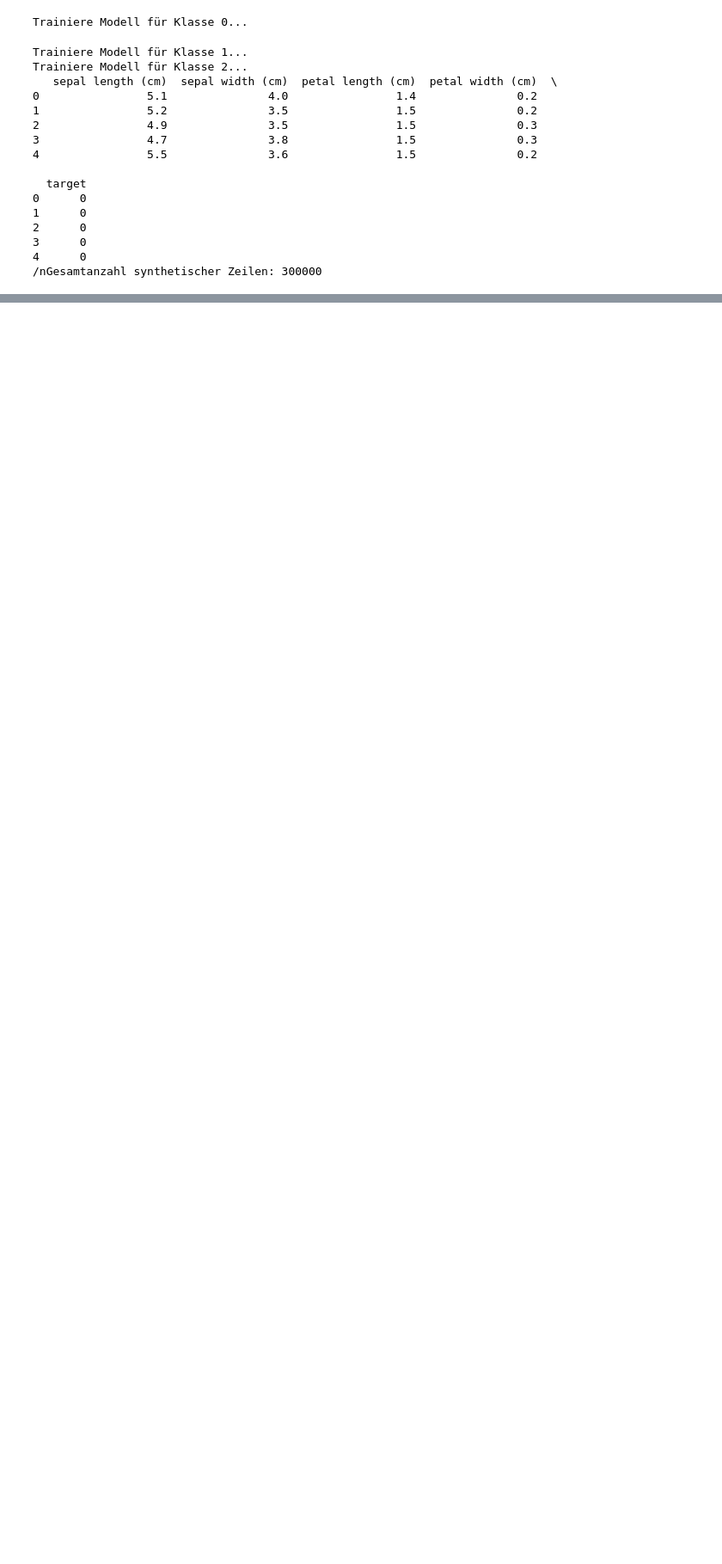
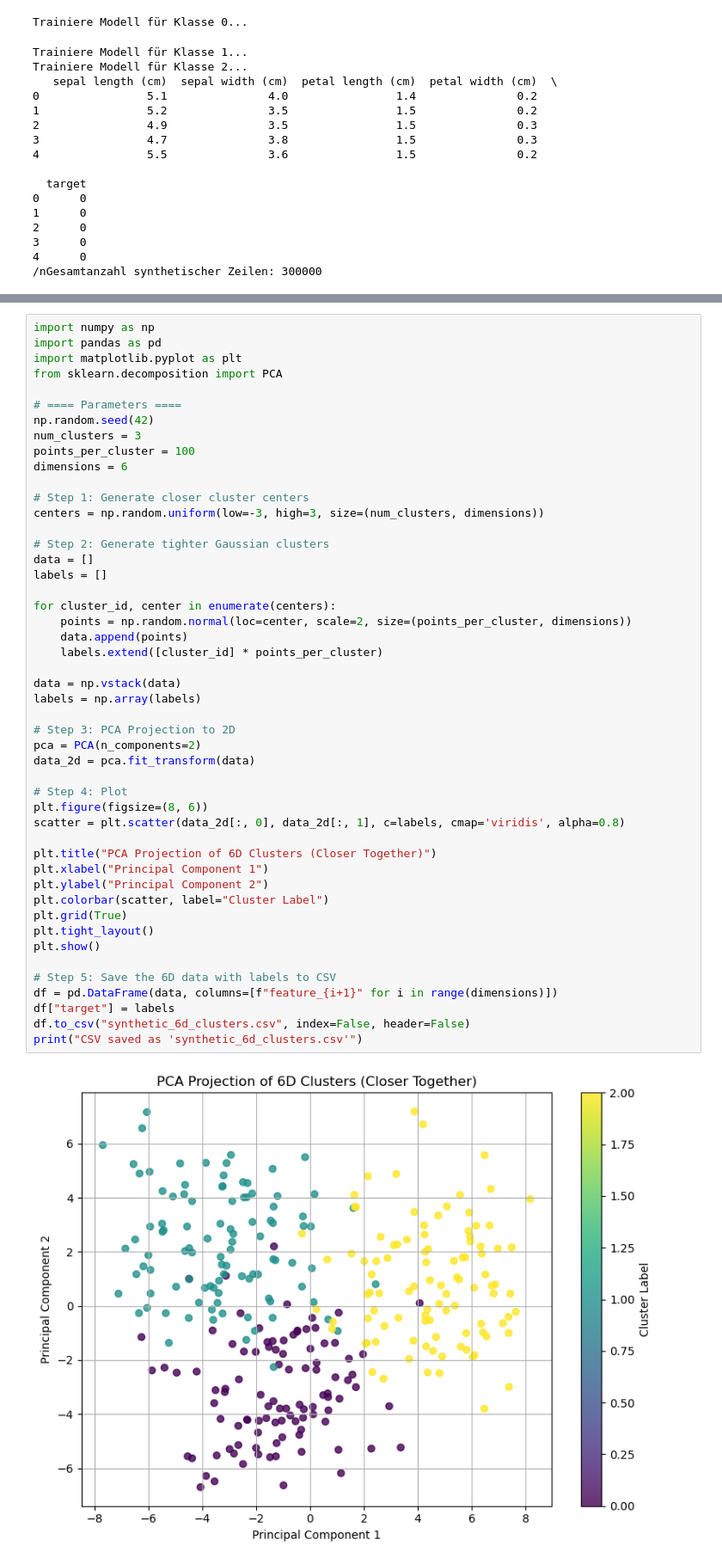
Before and after one commit to S-Reinhard/k-random-neighbors, a Jupyter notebook: src/gan.ipynb, the cells around one changed output, grey strips where cells are left out. Shown at 86% size. Saved outputs shown, nothing was run; the diff lists cells and outputs as text; blank space fills up the shorter version.

```diff
--- a/src/gan.ipynb
+++ b/src/gan.ipynb
@@ -76,3 +76,53 @@ Trainiere Modell für Klasse 2...
 
 ![alt text](../img/gan-comparison/original-iris-means.png)
 ![alt text](../img/gan-comparison/synthetic-iris-means.png)
+# %%
+import numpy as np
+import pandas as pd
+import matplotlib.pyplot as plt
+from sklearn.decomposition import PCA
+
+# ==== Parameters ====
+np.random.seed(42)
+num_clusters = 3
+points_per_cluster = 100
+dimensions = 6
+
+# Step 1: Generate closer cluster centers
+centers = np.random.uniform(low=-3, high=3, size=(num_clusters, dimensions))
+
+# Step 2: Generate tighter Gaussian clusters
+data = []
+labels = []
+
+for cluster_id, center in enumerate(centers):
+    points = np.random.normal(loc=center, scale=2, size=(points_per_cluster, dimensions))
+    data.append(points)
+    labels.extend([cluster_id] * points_per_cluster)
+
+data = np.vstack(data)
+labels = np.array(labels)
+
+# Step 3: PCA Projection to 2D
+pca = PCA(n_components=2)
+data_2d = pca.fit_transform(data)
+
+# Step 4: Plot
+plt.figure(figsize=(8, 6))
+scatter = plt.scatter(data_2d[:, 0], data_2d[:, 1], c=labels, cmap='viridis', alpha=0.8)
+
+plt.title("PCA Projection of 6D Clusters (Closer Together)")
+plt.xlabel("Principal Component 1")
+plt.ylabel("Principal Component 2")
+plt.colorbar(scatter, label="Cluster Label")
+plt.grid(True)
+plt.tight_layout()
+plt.show()
+
+# Step 5: Save the 6D data with labels to CSV
+df = pd.DataFrame(data, columns=[f"feature_{i+1}" for i in range(dimensions)])
+df["target"] = labels
+df.to_csv("synthetic_6d_clusters.csv", index=False, header=False)
+print("CSV saved as 'synthetic_6d_clusters.csv'")
+# %% [output]
+[figure, added]
```
Also changed, not shown: parts of 1 cell of this notebook, 5 other files.
